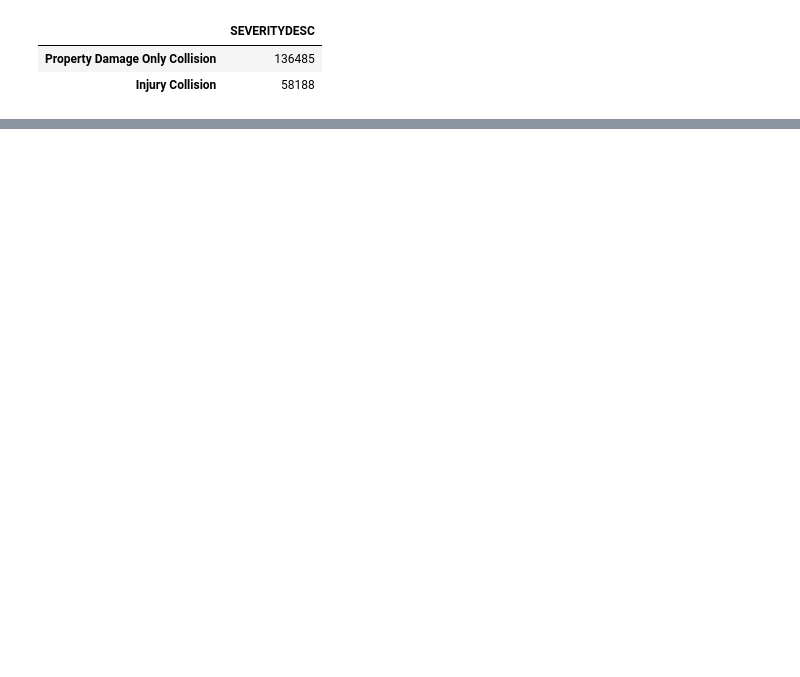
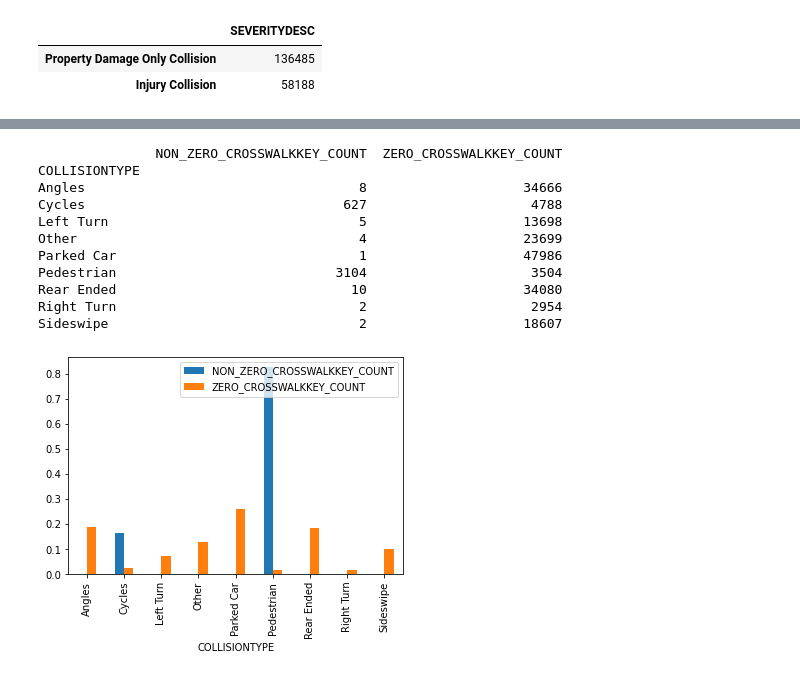
Before and after one commit to atere4ever/Coursera_Capstone, a Jupyter notebook: Car accident severity.ipynb, the cells around one changed output, grey strips where cells are left out. Drawn from its saved outputs; the diff is of its cells as text; code cells hidden in the pictures; blank space fills up the shorter version.

```diff
--- a/Car accident severity.ipynb
+++ b/Car accident severity.ipynb
@@ -56,0 +149,27 @@ NameError: name 'df_Conditions' is not defined
+# %%
+# filtering out CROSSWALKKEY according to non-zero and zero values, grouped by COLLISIONTYPE
+del_df1 = df[df['CROSSWALKKEY'] !=0].groupby('COLLISIONTYPE').size().to_frame('NON_ZERO_CROSSWALKKEY_COUNT')
+del_df2 = df[df['CROSSWALKKEY'] ==0].groupby('COLLISIONTYPE').size().to_frame('ZERO_CROSSWALKKEY_COUNT')
+
+# merging 2 dfs and normalising along columns
+del_df1 = pd.merge(del_df1, del_df2, on='COLLISIONTYPE')
+print(del_df1)
+del_df1 = (del_df1/del_df1.sum()).reset_index()
+
+# plot
+del_df1.plot(x='COLLISIONTYPE', kind='bar')
+
+plt.show()
+# %% [output]
+               NON_ZERO_CROSSWALKKEY_COUNT  ZERO_CROSSWALKKEY_COUNT
+COLLISIONTYPE
+Angles                                   8                    34666
+Cycles                                 627                     4788
+Left Turn                                5                    13698
+Other                                    4                    23699
+Parked Car                               1                    47986
+Pedestrian                            3104                     3504
+Rear Ended                              10                    34080
+Right Turn                               2                     2954
+Sideswipe                                2                    18607
+[figure, added]
```
Also changed, not shown: parts of 27 cells of this notebook.
